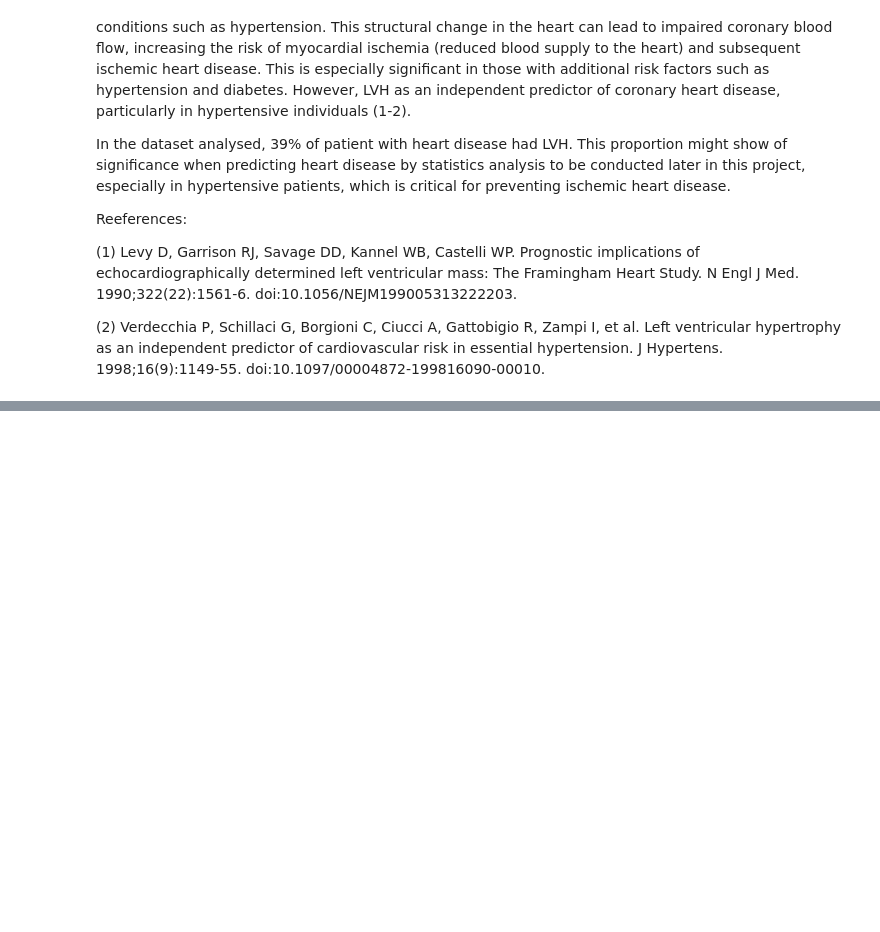
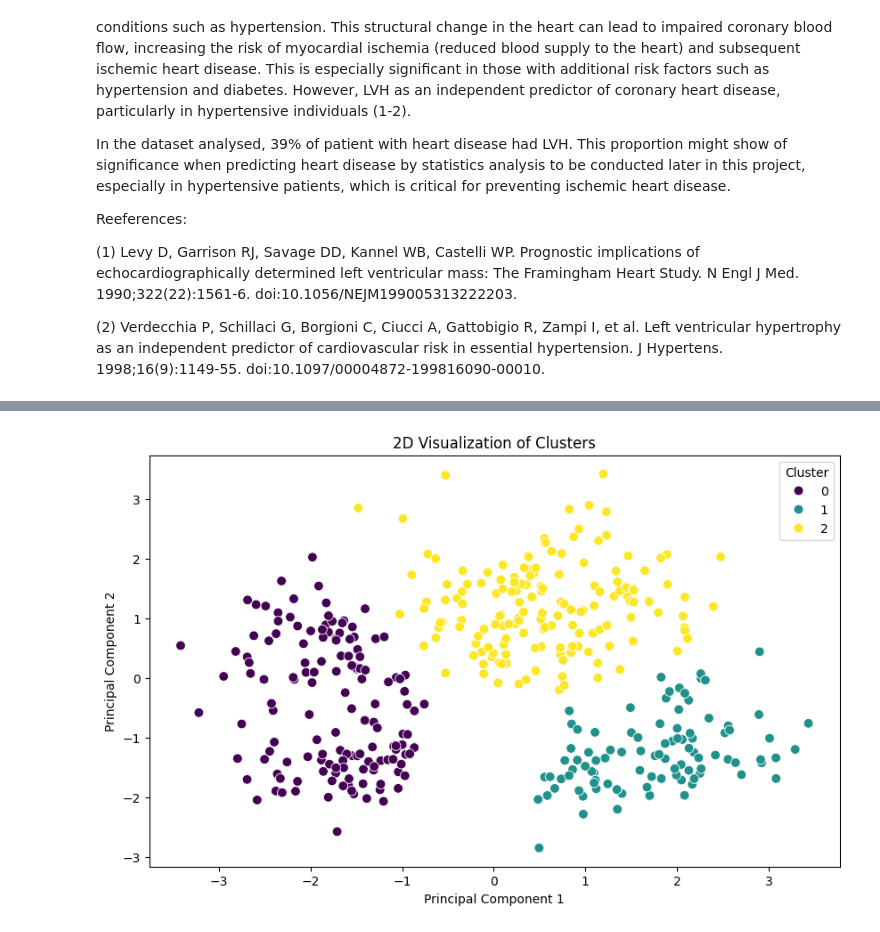
Before and after one commit to KentFre/CDS_CardioVision, a Jupyter notebook: data/data_cleanup.ipynb, the cells around one changed output, grey strips where cells are left out. Cells and saved outputs as stored; diff of their text form; code cells hidden in the pictures; blank space fills up the shorter version.

```diff
--- a/data/data_cleanup.ipynb
+++ b/data/data_cleanup.ipynb
@@ -1304,0 +1548,32 @@ Reeferences:
+# %%
+import matplotlib.pyplot as plt
+import seaborn as sns
+from sklearn.decomposition import PCA
+from sklearn.cluster import KMeans
+from sklearn.preprocessing import StandardScaler
+
+# Assuming 'data' is your preprocessed DataFrame and 'optimal_k' is defined
+optimal_k = 3 # Replace 3 with your desired number of clusters
+
+# Apply StandardScaler (if not already done)
+scaler = StandardScaler()
+scaled_data = scaler.fit_transform(data.select_dtypes(include=['number']))
+
+# Perform KMeans clustering
+kmeans = KMeans(n_clusters=optimal_k, random_state=42)
+clusters = kmeans.fit_predict(scaled_data)  # Assign clusters here
+
+# Apply PCA for dimensionality reduction
+pca = PCA(n_components=2)
+reduced_data = pca.fit_transform(scaled_data)
+
+# Create the scatter plot
+plt.figure(figsize=(10, 6))
+sns.scatterplot(x=reduced_data[:, 0], y=reduced_data[:, 1], hue=clusters, palette='viridis', s=60)
+plt.title('2D Visualization of Clusters')
+plt.xlabel('Principal Component 1')
+plt.ylabel('Principal Component 2')
+plt.legend(title='Cluster')
+plt.show()
+# %% [output]
+[figure, added]
```
Also changed, not shown: parts of 18 cells of this notebook.
